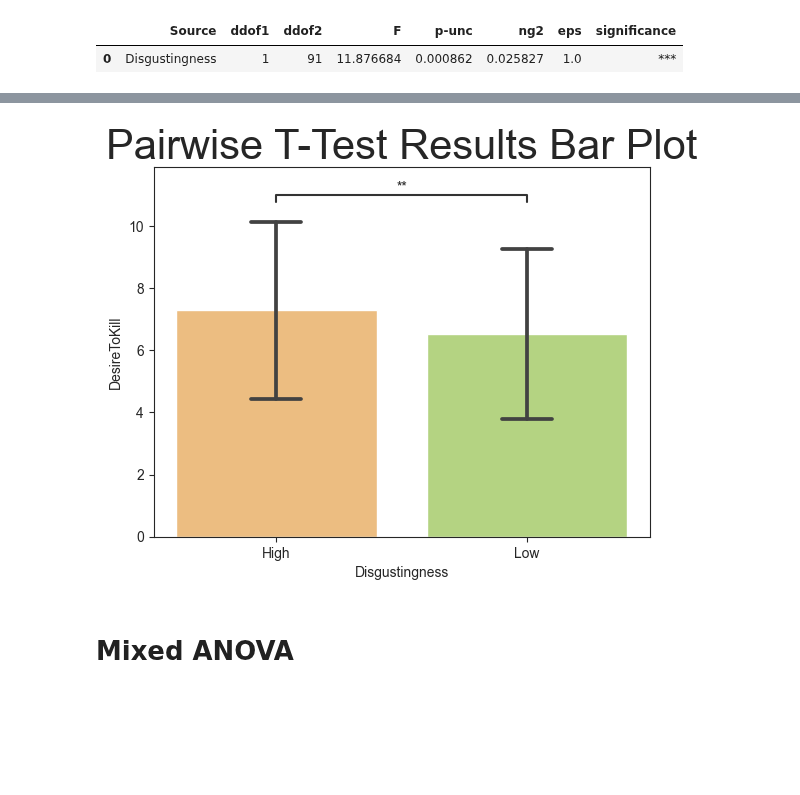
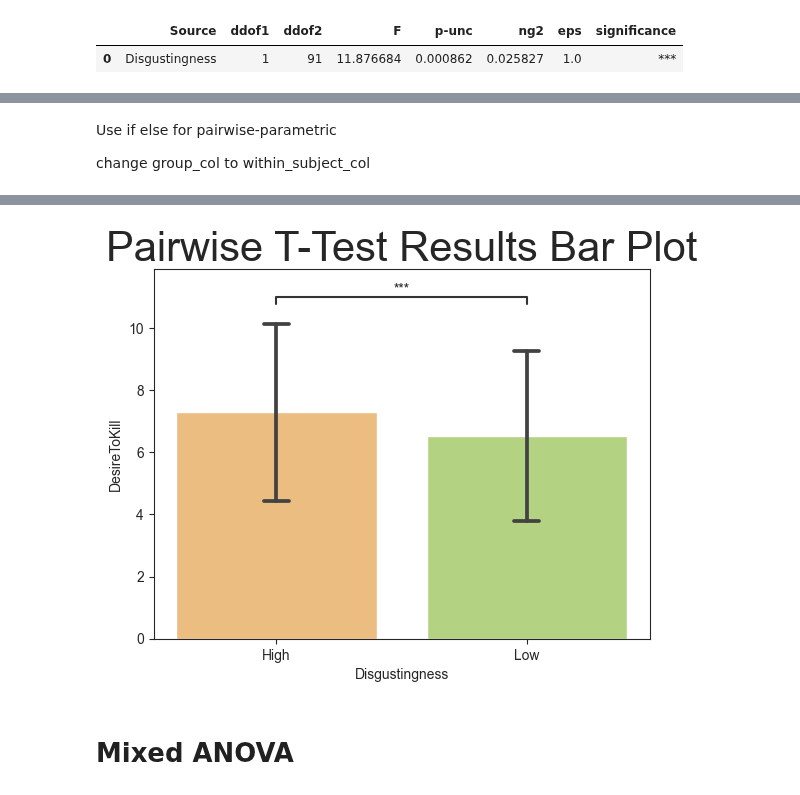
Before and after one commit to tlint101/py50, a Jupyter notebook: tutorials/007_parametric_tutorial.ipynb, the cells around one changed output, grey strips where cells are left out. Cells and saved outputs as stored; diff of their text form; code cells hidden in the pictures; blank space fills up the shorter version.

Commit message:
add pairwise_rm and pairwise_mixed to plotting

```diff
--- a/tutorials/007_parametric_tutorial.ipynb
+++ b/tutorials/007_parametric_tutorial.ipynb
@@ -139,4 +147,8 @@ pairwise_test
+# %% [markdown]
+Use if else for pairwise-parametric
+
+change group_col to within_subject_col
 # %%
-plot.bar_plot(data=data, test='pairwise-parametric', value_col='DesireToKill', group_col='Disgustingness', subject_col='Subject', title='Pairwise T-Test Results Bar Plot', title_fontsize=30, palette='RdYlGn', return_df=True)
+plot.bar_plot(data=data, test='pairwise-rm', value_col='DesireToKill', group_col='Disgustingness', subject_col='Subject', title='Pairwise T-Test Results Bar Plot', title_fontsize=30, palette='RdYlGn', return_df=True)
 # %% [output]
 |  | Contrast | A | B | Paired | Parametric | T | dof | alternative | p-unc | BF10 | ... |
@@ -144,4 +156,4 @@ plot.bar_plot(data=data, test='pairwise-parametric', value_col='DesireToKill', g
-[figure, old version]
+[figure, new version]
 # %% [markdown]
 # Mixed ANOVA
 # %%
```
Also changed, not shown: parts of 11 cells of this notebook, 1 other file.
